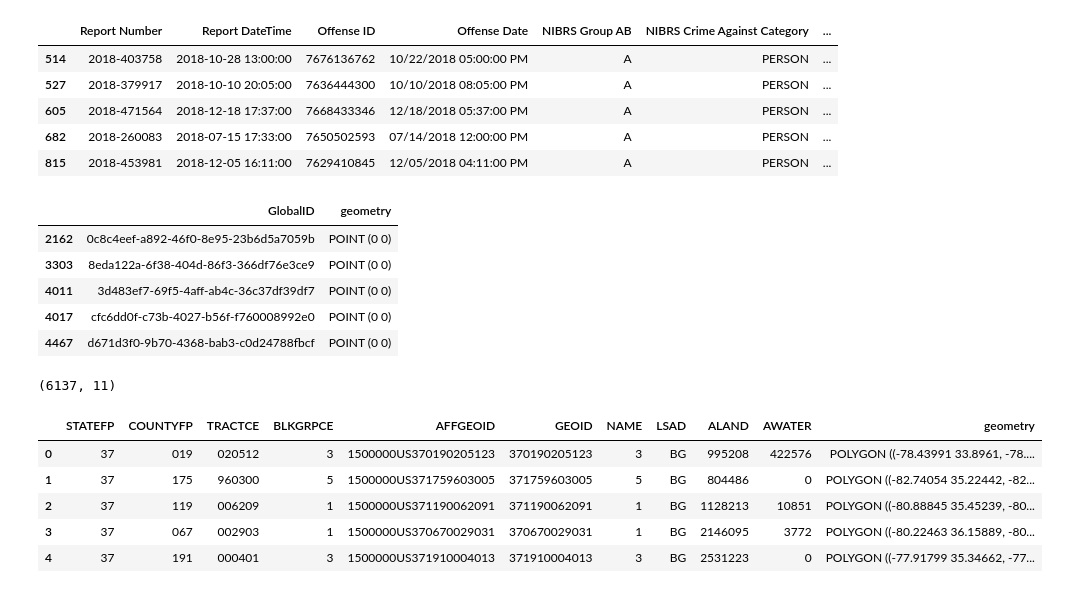
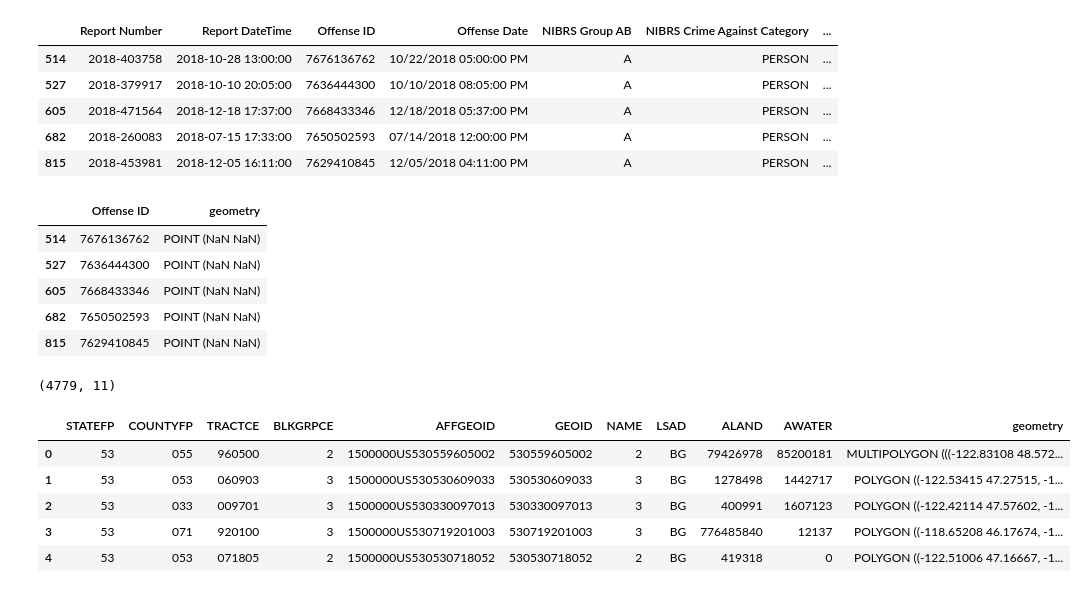
Before and after one commit to austin7384/Rent_And_Walkability_New, a Jupyter notebook: crime data - Seattle washington.ipynb, the cells around one changed output. Drawn from its saved outputs; the diff is of its cells as text; code cells hidden in the pictures.

Commit message:
add crime data for baton seattle and raleigh

```diff
--- a/crime data - Seattle washington.ipynb
+++ b/crime data - Seattle washington.ipynb
@@ -109,31 +109,31 @@ dfCrime.head()
 dfCrime = dfCrime[['Offense ID', 'Latitude', 'Longitude']]
 
 # make our lon and lat into a point type for spacial join
-dfCrime['geometry'] = dfCrime.apply(lambda row: Point(row['longitude'], row['latitude']), axis=1)
-dfCrime = dfCrime[['GlobalID', 'geometry']]
+dfCrime['geometry'] = dfCrime.apply(lambda row: Point(row['Latitude'], row['Longitude']), axis=1)
+dfCrime = dfCrime[['Offense ID', 'geometry']]
 dfCrime.head()
 # %% [output]
-|  | GlobalID | geometry |
-| 2162 | 0c8c4eef-a892-46f0-8e95-23b6d5a7059b | POINT (0 0) |
-| 3303 | 8eda122a-6f38-404d-86f3-366df76e3ce9 | POINT (0 0) |
-| 4011 | 3d483ef7-69f5-4aff-ab4c-36c37df39df7 | POINT (0 0) |
-| 4017 | cfc6dd0f-c73b-4027-b56f-f760008992e0 | POINT (0 0) |
-| 4467 | d671d3f0-9b70-4368-bab3-c0d24788fbcf | POINT (0 0) |
+|  | Offense ID | geometry |
+| 514 | 7676136762 | POINT (NaN NaN) |
+| 527 | 7636444300 | POINT (NaN NaN) |
+| 605 | 7668433346 | POINT (NaN NaN) |
+| 682 | 7650502593 | POINT (NaN NaN) |
+| 815 | 7629410845 | POINT (NaN NaN) |
 # %%
 # Read shapefile (automatically loads .shp, .shx, .dbf)
-gdf = gpd.read_file("/Users/tanisha/Desktop/cb_2018_37_bg_500k/cb_2018_37_bg_500k.shp")
+gdf = gpd.read_file("/Users/tanisha/Desktop/cb_2018_53_bg_500k/cb_2018_53_bg_500k.shp")
 
 # View the first 5 rows
 print(gdf.shape)
 gdf.head()
 # %% [output]
-(6137, 11)
+(4779, 11)
 |  | STATEFP | COUNTYFP | TRACTCE | BLKGRPCE | AFFGEOID | GEOID | NAME | LSAD | ALAND | AWATER | geometry |
-| 0 | 37 | 019 | 020512 | 3 | 1500000US370190205123 | 370190205123 | 3 | BG | 995208 | 422576 | POLYGON ((-78.43991 33.8961, -78.... |
-| 1 | 37 | 175 | 960300 | 5 | 1500000US371759603005 | 371759603005 | 5 | BG | 804486 | 0 | POLYGON ((-82.74054 35.22442, -82... |
-| 2 | 37 | 119 | 006209 | 1 | 1500000US371190062091 | 371190062091 | 1 | BG | 1128213 | 10851 | POLYGON ((-80.88845 35.45239, -80... |
-| 3 | 37 | 067 | 002903 | 1 | 1500000US370670029031 | 370670029031 | 1 | BG | 2146095 | 3772 | POLYGON ((-80.22463 36.15889, -80... |
-| 4 | 37 | 191 | 000401 | 3 | 1500000US371910004013 | 371910004013 | 3 | BG | 2531223 | 0 | POLYGON ((-77.91799 35.34662, -77... |
+| 0 | 53 | 055 | 960500 | 2 | 1500000US530559605002 | 530559605002 | 2 | BG | 79426978 | 85200181 | MULTIPOLYGON (((-122.83108 48.572... |
+| 1 | 53 | 053 | 060903 | 3 | 1500000US530530609033 | 530530609033 | 3 | BG | 1278498 | 1442717 | POLYGON ((-122.53415 47.27515, -1... |
+| 2 | 53 | 033 | 009701 | 3 | 1500000US530330097013 | 530330097013 | 3 | BG | 400991 | 1607123 | POLYGON ((-122.42114 47.57602, -1... |
+| 3 | 53 | 071 | 920100 | 3 | 1500000US530719201003 | 530719201003 | 3 | BG | 776485840 | 12137 | POLYGON ((-118.65208 46.17674, -1... |
+| 4 | 53 | 053 | 071805 | 2 | 1500000US530530718052 | 530530718052 | 2 | BG | 419318 | 0 | POLYGON ((-122.51006 47.16667, -1... |
 # %%
 # make sure points match the crs of gdf
 gdfPoints = gpd.GeoDataFrame(
```
Also changed, not shown: parts of 6 cells of this notebook, 2 other files.
